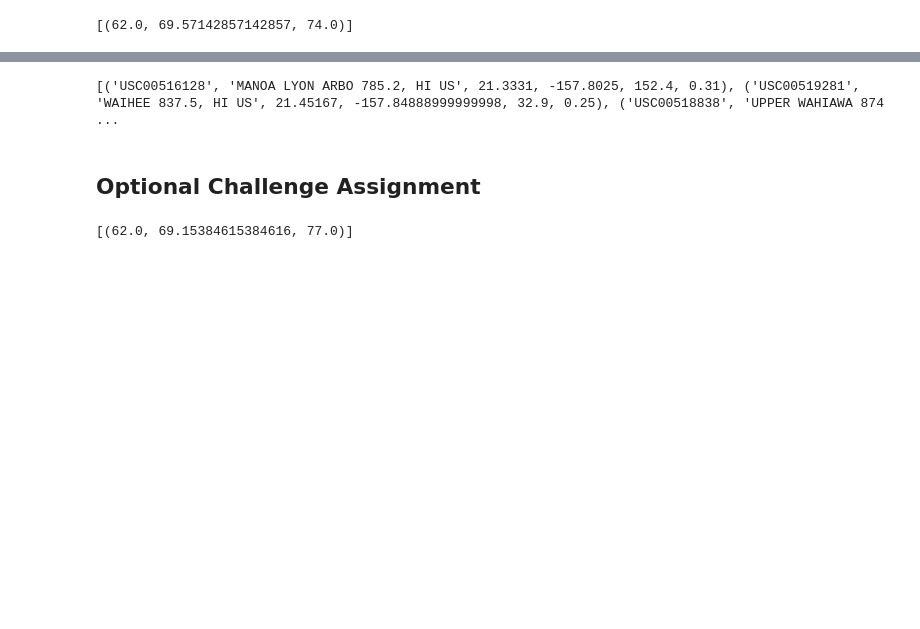
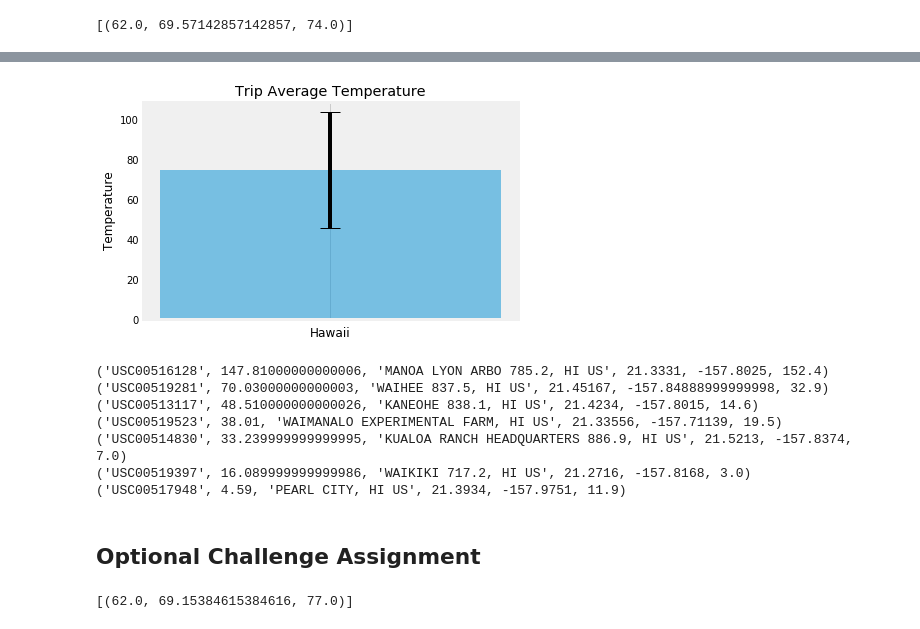
Before and after one commit to danielpimen/sqlalchemy-challenge, a Jupyter notebook: climate_starter.ipynb, the cells around one changed output, grey strips where cells are left out. Drawn from its saved outputs; the diff is of its cells as text; code cells hidden in the pictures; blank space fills up the shorter version.

```diff
--- a/climate_starter.ipynb
+++ b/climate_starter.ipynb
@@ -159,4 +203,14 @@ print(calc_temps('2012-02-28', '2012-03-05'))
 # Use "Trip Avg Temp" as your Title
 # Use the average temperature for the y value
 # Use the peak-to-peak (tmax-tmin) value as the y error bar (yerr)
+average = temp[0][1]
+error = temp[0][2] - temp[0][0]
+
+fig, ax = plt.subplots()
+ax.bar("", average, yerr=error, align = 'center', alpha =0.5, ecolor='black', capsize=10)
+ax.set_xlabel('Hawaii')
+ax.set_ylabel('Temperature')
+ax.set_title('Trip Average Temperature')
+ax.yaxis.grid(False)
+plt.show()
 # %% [output]
@@ -165,8 +217,24 @@ print(calc_temps('2012-02-28', '2012-03-05'))
+[figure, added]
 # %%
 # Calculate the total amount of rainfall per weather station for your trip dates using the previous year's matching dates.
 # Sort this in descending order by precipitation amount and list the station, name, latitude, longitude, and elevation
+total = session.query(Measurement.station, func.sum(Measurement.prcp), Station.name, Station.latitude, Station.longitude, Station.elevation)\
+.filter(Measurement.date >= one_year_ago_data.strftime(expression))\
+.filter(Measurement.date <= max_date.strftime(expression))\
+.filter(Measurement.station == Station.station)\
+.group_by(Measurement.station)\
+.order_by(func.sum(Measurement.prcp).desc()).all()
+
+for row in total:
+    print(row)
 # %% [output]
-[('USC00516128', 'MANOA LYON ARBO 785.2, HI US', 21.3331, -157.8025, 152.4, 0.31), ('USC00519281', 'WAIHEE 837.5, HI US', 21.45167, -157.84888999999998, 32.9, 0.25), ('USC00518838', 'UPPER WAHIAWA 874 ...
+('USC00516128', 147.81000000000006, 'MANOA LYON ARBO 785.2, HI US', 21.3331, -157.8025, 152.4)
+('USC00519281', 70.03000000000003, 'WAIHEE 837.5, HI US', 21.45167, -157.84888999999998, 32.9)
+('USC00513117', 48.510000000000026, 'KANEOHE 838.1, HI US', 21.4234, -157.8015, 14.6)
+('USC00519523', 38.01, 'WAIMANALO EXPERIMENTAL FARM, HI US', 21.33556, -157.71139, 19.5)
+('USC00514830', 33.239999999999995, 'KUALOA RANCH HEADQUARTERS 886.9, HI US', 21.5213, -157.8374, 7.0)
+('USC00519397', 16.089999999999986, 'WAIKIKI 717.2, HI US', 21.2716, -157.8168, 3.0)
+('USC00517948', 4.59, 'PEARL CITY, HI US', 21.3934, -157.9751, 11.9)
 # %% [markdown]
 ## Optional Challenge Assignment
 # %%
```
Also changed, not shown: parts of 5 cells of this notebook.
